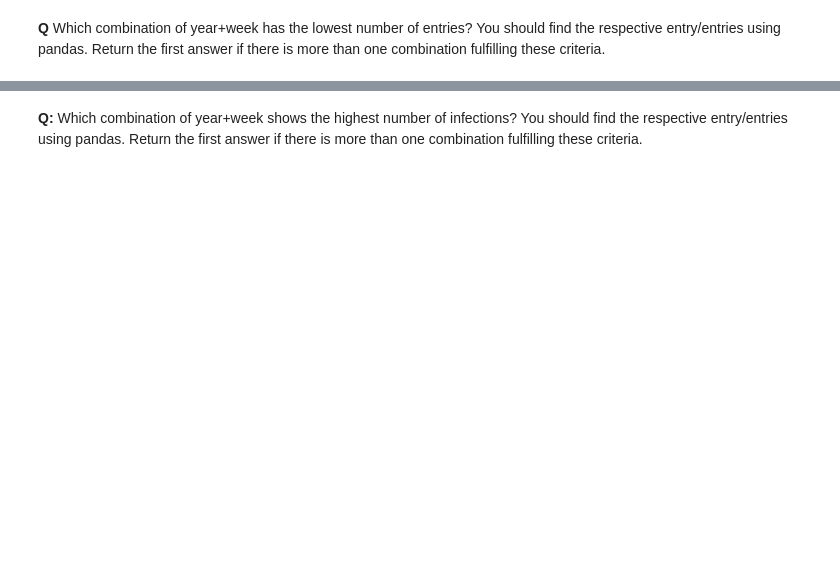
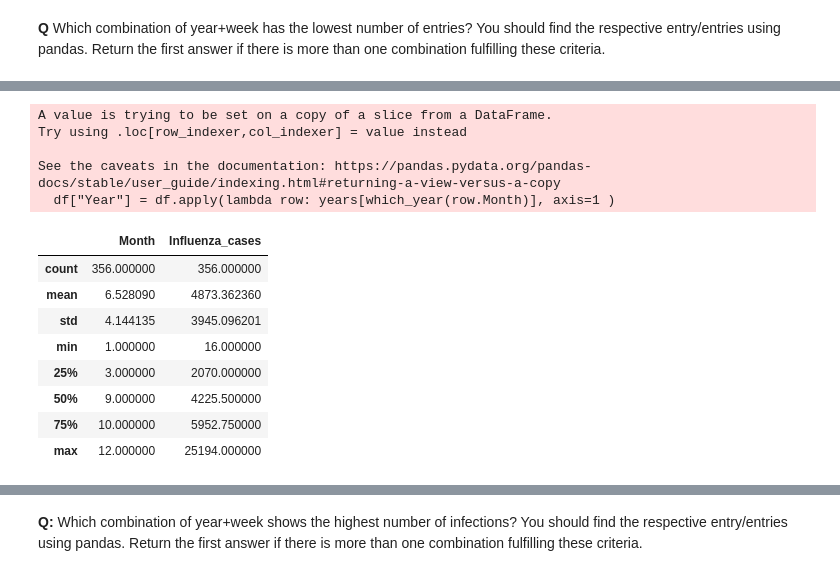
Before and after one commit to GenosW/DOPP, a Jupyter notebook: homework/ex2/exercise_2.ipynb, the cells around one changed output, grey strips where cells are left out. Drawn from its saved outputs; the diff is of its cells as text; code cells hidden in the pictures; blank space fills up the shorter version.

```diff
--- a/homework/ex2/exercise_2.ipynb
+++ b/homework/ex2/exercise_2.ipynb
@@ -234,34 +295,54 @@ def load_influenza_data():
     # Extract columns with 'season' in them
     seasons = [col for col in influenza_data.columns if "season" in col]
 
     # functions to extract the correct year out of 'season' and 'month'
     def extract_years(season:str):
         return re.findall("([0-9]{4})", season)
 
     def which_year(month:int):
         if month > 8:
-            return 1
-        return 0
+            return 0
+        return 1
 
     # Construct new dataframes
     df_list = []
     for season in seasons:
         years = list(map(int, extract_years(season)))
         if len(years) != 2:
             print("error")
         df = influenza_data[["Week", "Month", season]]
-        df["Year"] = df["Month"].apply(lambda x: years[which_year(x)] )
+        # print(df)
+        # df.loc[:,"Year"]
+        df["Year"] = df.apply(lambda row: years[which_year(row.Month)], axis=1 )
+        # df.loc[:,"Year"] = df.apply(lambda row: print(row.Month), axis=1)
+        # # df["Year"].transform(lambda x: years[which_year(x)] )
         df = df.rename(columns={season: "Influenza_cases"})
         df = df.set_index(["Year", "Week"])
         df_list.append(df)
 
     # Construct final aggregated dataframe
     influenza_data = pd.concat(df_list).sort_index()
     influenza_data = influenza_data.dropna(axis=0)
 
     influenza_data = influenza_data.convert_dtypes()
 
     return influenza_data
 
 data_influenza = load_influenza_data()
-data_influenza.head()
+# Describe is usefull for checking ranges and such of data.
+data_influenza.describe()
+# %% [output]
+A value is trying to be set on a copy of a slice from a DataFrame.
+Try using .loc[row_indexer,col_indexer] = value instead
+
+See the caveats in the documentation: https://pandas.pydata.org/pandas-docs/stable/user_guide/indexing.html#returning-a-view-versus-a-copy
+  df["Year"] = df.apply(lambda row: years[which_year(row.Month)], axis=1 )
+|  | Month | Influenza_cases |
+| count | 356.000000 | 356.000000 |
+| mean | 6.528090 | 4873.362360 |
+| std | 4.144135 | 3945.096201 |
+| min | 1.000000 | 16.000000 |
+| 25% | 3.000000 | 2070.000000 |
+| 50% | 9.000000 | 4225.500000 |
+| 75% | 10.000000 | 5952.750000 |
+| max | 12.000000 | 25194.000000 |
```
Also changed, not shown: parts of 10 cells of this notebook.
